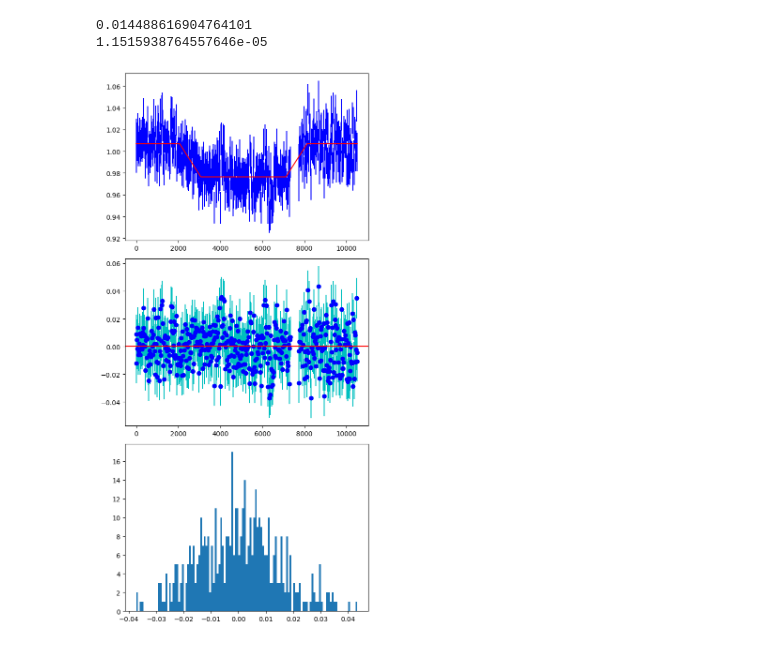
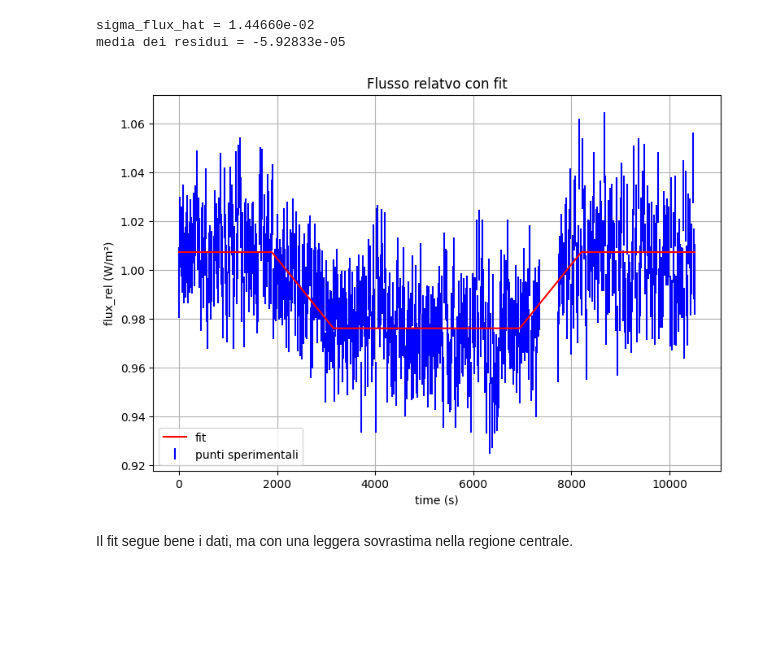
Before and after one commit to RickQuintaluce/asds_remote, a Jupyter notebook: Progetto_ASDS.ipynb, the cells around one changed output. Cells and saved outputs as stored; diff of their text form; code cells hidden in the pictures; blank space fills up the shorter version.

```diff
--- a/Progetto_ASDS.ipynb
+++ b/Progetto_ASDS.ipynb
@@ -196,7 +242,7 @@ plt.show()
 # %%
-#vediamo quindi i nostri first guesses
-#F0, F1, t0, T, tau
-guesses = [1.005, 0.975, 5000, 6000, 1000]
+#first guesses
+#F0, deltaF, t0, T, tau
+guesses = [1.005, 0.030, 5000, 6000, 1000]
 # %%
 time = df['time']
 flux = df['flux_fit']
@@ -204,15 +250,7 @@ sigmaflux = np.ones_like(flux)
 
 lsquaresflux = LeastSquares(time, flux, sigmaflux, piecewise)
 mF = Minuit(lsquaresflux,
-            F0=guesses[0], F1=guesses[1], t0=guesses[2], T=guesses[3], tau=guesses[4])
+            F0=guesses[0], deltaF=guesses[1], t0=guesses[2], T=guesses[3], tau=guesses[4])
 mF.migrad()
 mF.hesse()
-
-params1 = np.array([*mF.values])
-err1 = np.array([*mF.errors])
-
-for i in range(len(params1)):
-    print(f'{params1[i]:.5f} +- {err1[i]:.5f}')
-
-print(f'delta F: {params1[0] - params1[1]:.5f} +- {err1[0] + err1[1]:.5f}')
 # %% [output]
@@ -256,26 +319,25 @@ $\left \langle \varepsilon^2 \right \rangle = \sum_i \varepsilon_i^2$ (non abbia
 # %%
 res = flux - Ft1
-res2 = np.square(res)
 N, D = len(flux), len(params1)
 k = N - D
-var_flux = np.sum(res2)/k
-sigmafluxhat = np.sqrt(var_flux)
-print(sigmafluxhat)
-print(np.mean(res))
+sigmafluxhat = np.std(res, ddof=D)
+print(f'sigma_flux_hat = {sigmafluxhat:.5e}')
+print(f'media dei residui = {np.mean(res):.5e}')
 # %% [output]
-0.014488616904764101
-1.1515938764557646e-05
+sigma_flux_hat = 1.44660e-02
+media dei residui = -5.92833e-05
 # %%
-fig, (ax1, ax2, ax3) = plt.subplots(nrows=3, ncols=1, figsize=(6, 12))
-ax1.errorbar(time, flux, yerr=sigmafluxhat, c='b', linestyle='')
-ax1.plot(time, Ft1, c='r')
-ax2.errorbar(time, res, yerr=sigmafluxhat, c='c', fmt='o', zorder=0)
-ax2.scatter(time, res, c='b', zorder=1)
-ax2.axhline(0, c='r', zorder=2)
-ax2.axhline(np.mean(res), c='r')
-ax3.hist(res, bins=121)
-plt.tight_layout()
+fig, ax = plt.subplots(figsize=(9, 6))
+ax.grid()
+ax.set_axisbelow(True)
+ax.errorbar(time, flux, yerr=sigmafluxhat, c='b', linestyle='', label='punti sperimentali')
+ax.plot(time, Ft1, c='r', label='fit')
+ax.set_title('Flusso relatvo con fit')
+ax.set_xlabel('time (s)')
+ax.set_ylabel('flux_rel (W/m²)')
+ax.legend(loc='lower left')
 plt.show()
-plt.show()
 # %% [output]
-[figure, old version]
+[figure, new version]
+# %% [markdown]
+Il fit segue bene i dati, ma con una leggera sovrastima nella regione centrale.
```
Also changed, not shown: parts of 69 cells of this notebook, 7 other files.
